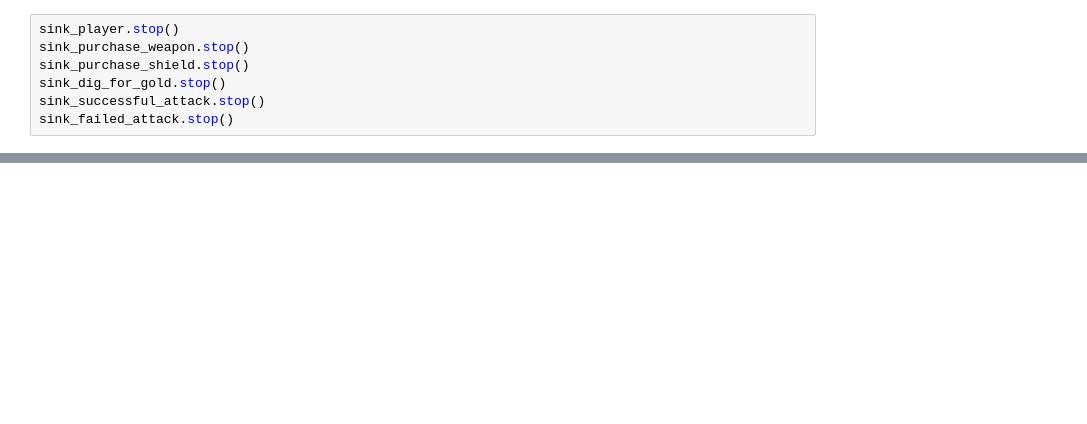
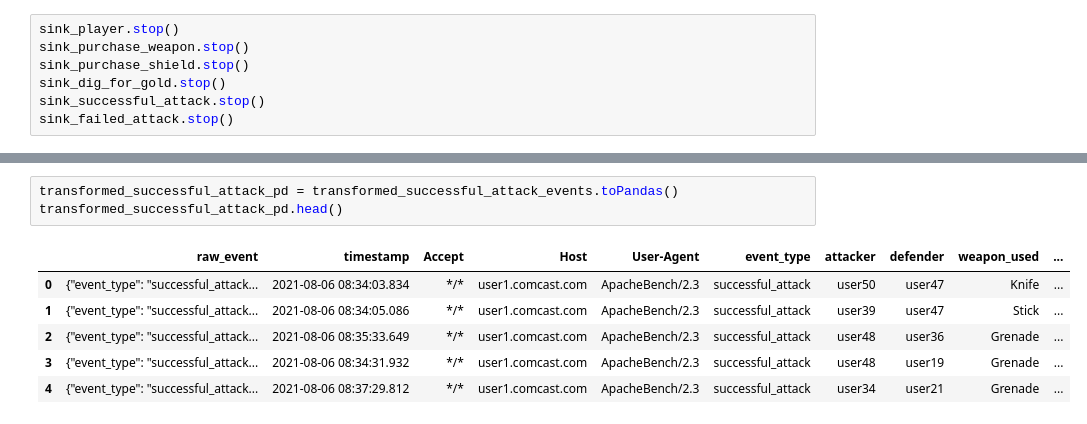
Before and after one commit to judezhu-dearjuea/data_streaming_and_analysis, a Jupyter notebook: Project_3_final.ipynb, the cells around one changed output, grey strips where cells are left out. Drawn from its saved outputs; the diff is of its cells as text; blank space fills up the shorter version.

```diff
--- a/Project_3_final.ipynb
+++ b/Project_3_final.ipynb
@@ -630,0 +543,10 @@ _killed = true;
+# %%
+transformed_successful_attack_pd = transformed_successful_attack_events.toPandas()
+transformed_successful_attack_pd.head()
+# %% [output]
+|  | raw_event | timestamp | Accept | Host | User-Agent | event_type | attacker | defender | weapon_used | ... |
+| 0 | {"event_type": "successful_attack... | 2021-08-06 08:34:03.834 | */* | user1.comcast.com | ApacheBench/2.3 | successful_attack | user50 | user47 | Knife | ... |
+| 1 | {"event_type": "successful_attack... | 2021-08-06 08:34:05.086 | */* | user1.comcast.com | ApacheBench/2.3 | successful_attack | user39 | user47 | Stick | ... |
+| 2 | {"event_type": "successful_attack... | 2021-08-06 08:35:33.649 | */* | user1.comcast.com | ApacheBench/2.3 | successful_attack | user48 | user36 | Grenade | ... |
+| 3 | {"event_type": "successful_attack... | 2021-08-06 08:34:31.932 | */* | user1.comcast.com | ApacheBench/2.3 | successful_attack | user48 | user19 | Grenade | ... |
+| 4 | {"event_type": "successful_attack... | 2021-08-06 08:37:29.812 | */* | user1.comcast.com | ApacheBench/2.3 | successful_attack | user34 | user21 | Grenade | ... |
```
Also changed, not shown: parts of 99 cells of this notebook, 2 other files.
